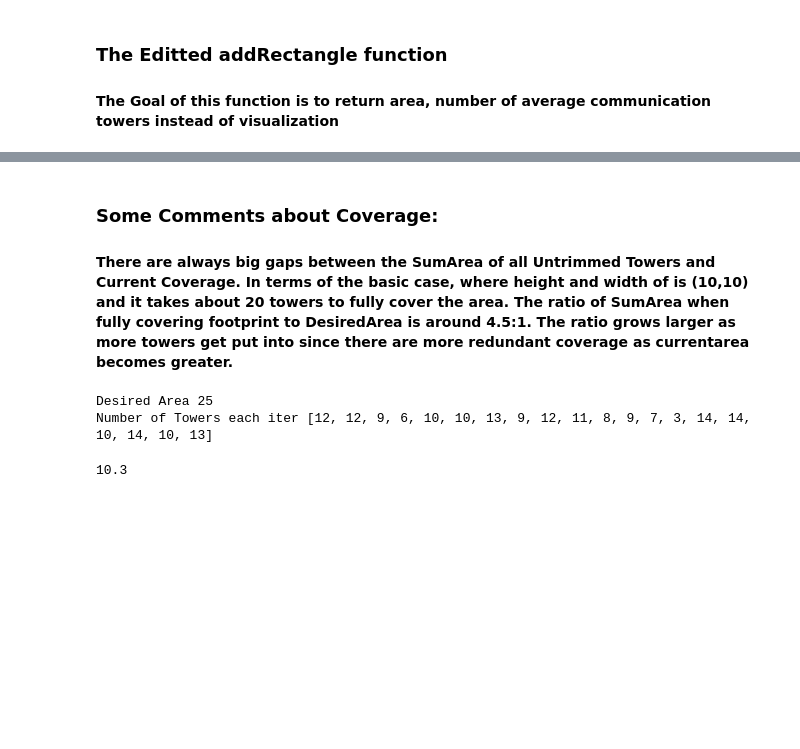
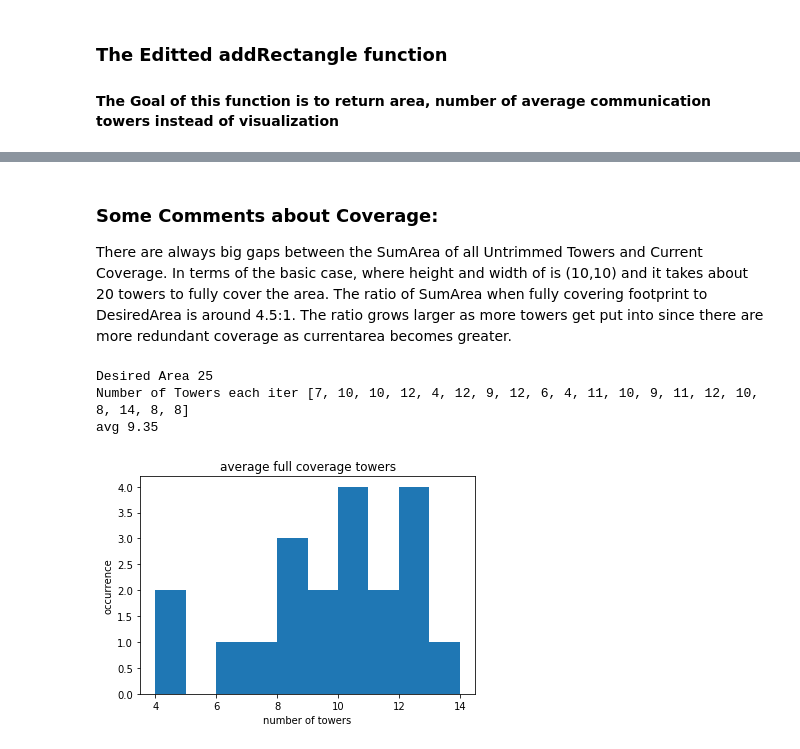
Before and after one commit to xil222/Analysis-of-Ad-Hoc-Communications-Network, a Jupyter notebook: Individual Project-checkpoint.ipynb, the cells around one changed output, grey strips where cells are left out. Cells and saved outputs as stored; diff of their text form; code cells hidden in the pictures; blank space fills up the shorter version.

```diff
--- a/Individual Project-checkpoint.ipynb
+++ b/Individual Project-checkpoint.ipynb
@@ -243,7 +255,7 @@ SumArea of all Untrimmed Towers 439
 # %% [markdown]
 ### Some Comments about Coverage:
 
-#### There are always big gaps between the SumArea of all Untrimmed Towers and Current Coverage. In terms of the basic case, where height and width of is (10,10) and it takes about 20 towers to fully cover the area. The ratio of SumArea when fully covering footprint to DesiredArea is around 4.5:1. The ratio grows larger as more towers get put into since there are more redundant coverage as currentarea becomes greater.
+There are always big gaps between the SumArea of all Untrimmed Towers and Current Coverage. In terms of the basic case, where height and width of is (10,10) and it takes about 20 towers to fully cover the area. The ratio of SumArea when fully covering footprint to DesiredArea is around 4.5:1. The ratio grows larger as more towers get put into since there are more redundant coverage as currentarea becomes greater.
 # %%
 ## FindAvgTower functions
 # %%
@@ -283,12 +295,18 @@ def FindAvgTower(height,width,iter=20): #run 20 times Find Avg No. of Towers to
     print("Number of Towers each iter" , res)
 
     #return the mean number
-    return np.mean(res)
+    return res,np.mean(res)
-# %%
-#run this!
-
-FindAvgTower(5,5,20)
-# %% [output]
-Desired Area 25
-Number of Towers each iter [12, 12, 9, 6, 10, 10, 13, 9, 12, 11, 8, 9, 7, 3, 14, 14, 10, 14, 10, 13]
-10.3
+# %%
+#run this!
+distribute, meant = FindAvgTower(5,5,20)
+print('avg',meant)
+plt.hist(distribute)
+plt.title('average full coverage towers')
+plt.xlabel('number of towers')
+plt.ylabel('occurrence')
+plt.show()
+# %% [output]
+Desired Area 25
+Number of Towers each iter [7, 10, 10, 12, 4, 12, 9, 12, 6, 4, 11, 10, 9, 11, 12, 10, 8, 14, 8, 8]
+avg 9.35
+[figure, added]
```
Also changed, not shown: parts of 16 cells of this notebook.
